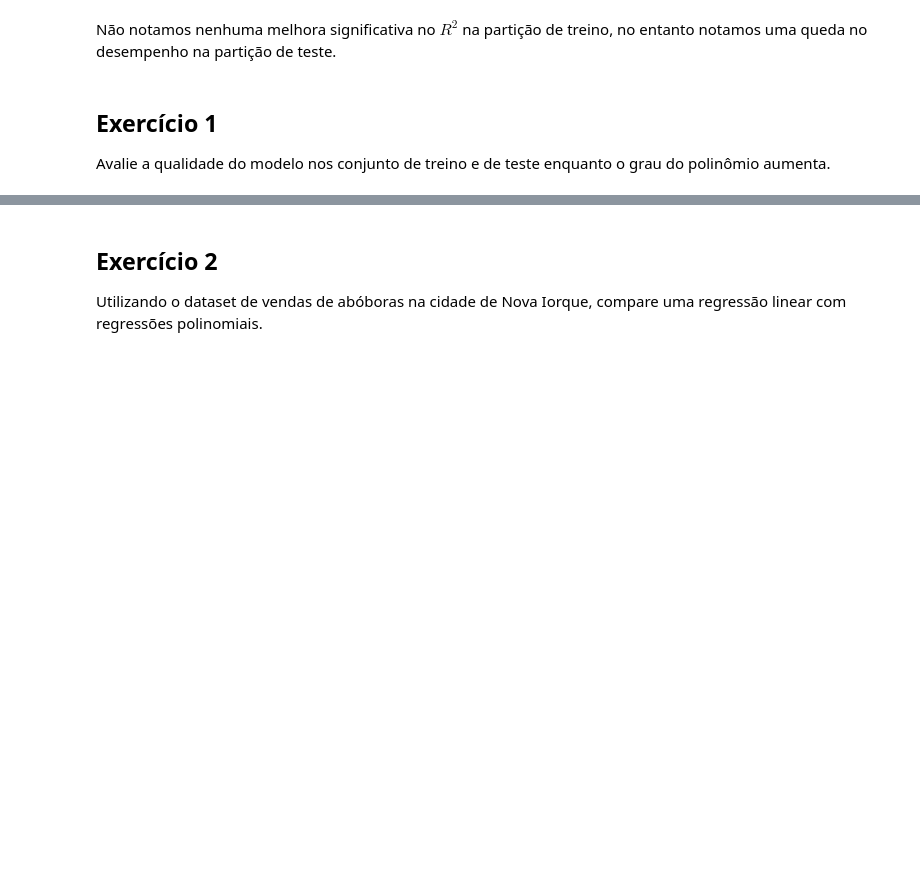
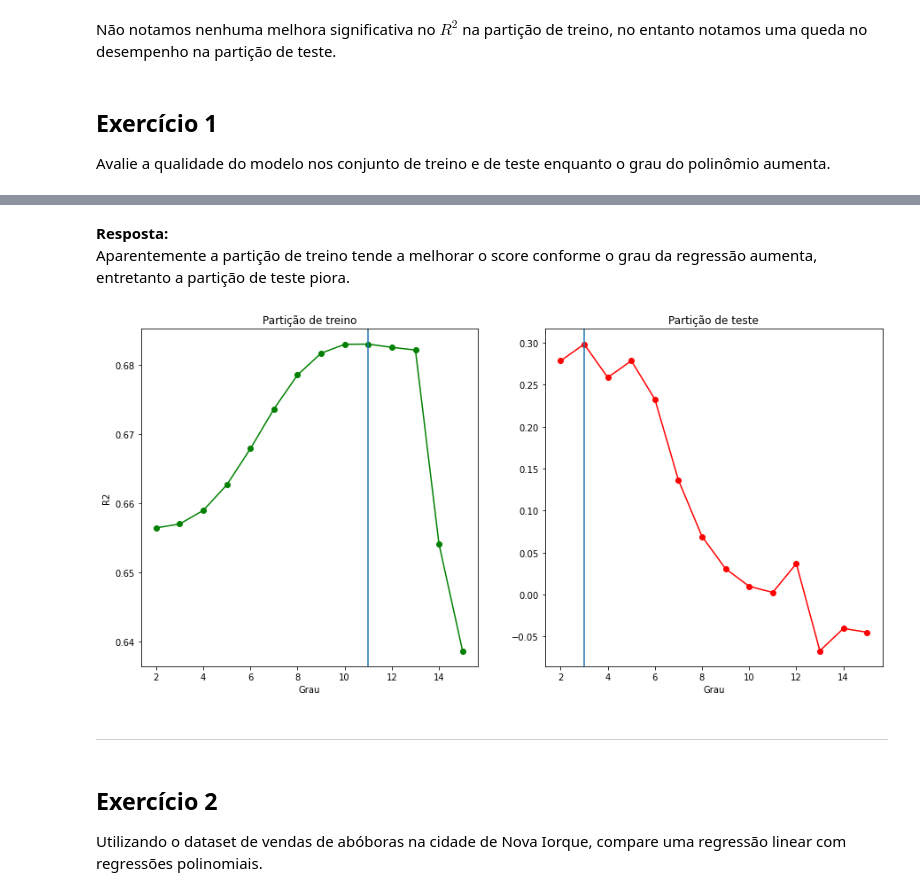
Before and after one commit to gus-phys/AI2-resources, a Jupyter notebook: 07-ml-regressao/aula3/Polynomial-regression/Exercicios-Regressao_Polinomial.ipynb, the cells around one changed output, grey strips where cells are left out. Cells and saved outputs as stored; diff of their text form; code cells hidden in the pictures; blank space fills up the shorter version.

Commit message:
Solved Polynomail Regression notebook

```diff
--- a/07-ml-regressao/aula3/Polynomial-regression/Exercicios-Regressao_Polinomial.ipynb
+++ b/07-ml-regressao/aula3/Polynomial-regression/Exercicios-Regressao_Polinomial.ipynb
@@ -7,7 +7,7 @@ Utilizaremos as mesmas bases de dados do exercício anterior:
 # %%
 import pandas as pd
 
-dados_por = pd.read_csv('data/Portland_housePrices.csv', index_col=None)
+dados_por = pd.read_csv('../../dataset/Portland_housePrices.csv', index_col=None)
 
 X = dados_por.loc[:,['tamanho']]
 y = dados_por.loc[:,['preco']]
@@ -76,3 +77,29 @@ Não notamos nenhuma melhora significativa no $R^2$ na partição de treino, no
 ## Exercício 1
 
 Avalie a qualidade do modelo nos conjunto de treino e de teste enquanto o grau do polinômio aumenta.
+# %%
+X = dados_por.loc[:,['tamanho']]
+# %%
+lista_treino = []
+lista_teste = []
+lista_idx = []
+df_avaliacao = pd.DataFrame()
+
+for deg in range(2,16):
+    poly = PolynomialFeatures(degree = deg)
+    X_poly = poly.fit_transform(X)
+    X_train, X_test, y_train, y_test = train_test_split(X_poly, y, test_size=0.33, random_state=42)
+    regression = LinearRegression().fit(X_train, y_train)
+    treino = regression.score(X_train, y_train)
+    y_pred = regression.predict(X_test)
+    teste = r2_score(y_pred, y_test)
+    lista_treino.append(treino)
+    lista_teste.append(teste)
+    lista_idx.append(deg)
+
+df_avaliacao['Grau'] = lista_idx
+df_avaliacao.set_index('Grau', inplace=True)
+df_avaliacao['Treino'] = lista_treino
+df_avaliacao['Teste'] = lista_teste
+
+print(df_avaliacao)
@@ -79,3 +123,24 @@ Avalie a qualidade do modelo nos conjunto de treino e de teste enquanto o grau d
+# %% [markdown]
+**Resposta:**
+Aparentemente a partição de treino tende a melhorar o score conforme o grau da regressão aumenta, entretanto a partição de teste piora.
+# %%
+f, axs = plt.subplots(1, 2, sharey=False, figsize=(15,7))
+
+axs[0].plot(df_avaliacao.index, df_avaliacao['Treino'], '-og')
+axs[0].axvline(df_avaliacao['Treino'].idxmax())
+axs[0].set_title('Partição de treino')
+axs[0].set_xlabel('Grau')
+axs[0].set_ylabel('R2')
+axs[1].plot(df_avaliacao.index, df_avaliacao['Teste'], '-or')
+axs[1].axvline(df_avaliacao['Teste'].idxmax())
+axs[1].set_title('Partição de teste')
+axs[1].set_xlabel('Grau')
+
+plt.show()
+# %% [output]
+[figure, added]
+# %% [markdown]
+---
 # %% [markdown]
 ## Exercício 2
 
```
Also changed, not shown: parts of 14 cells of this notebook.
